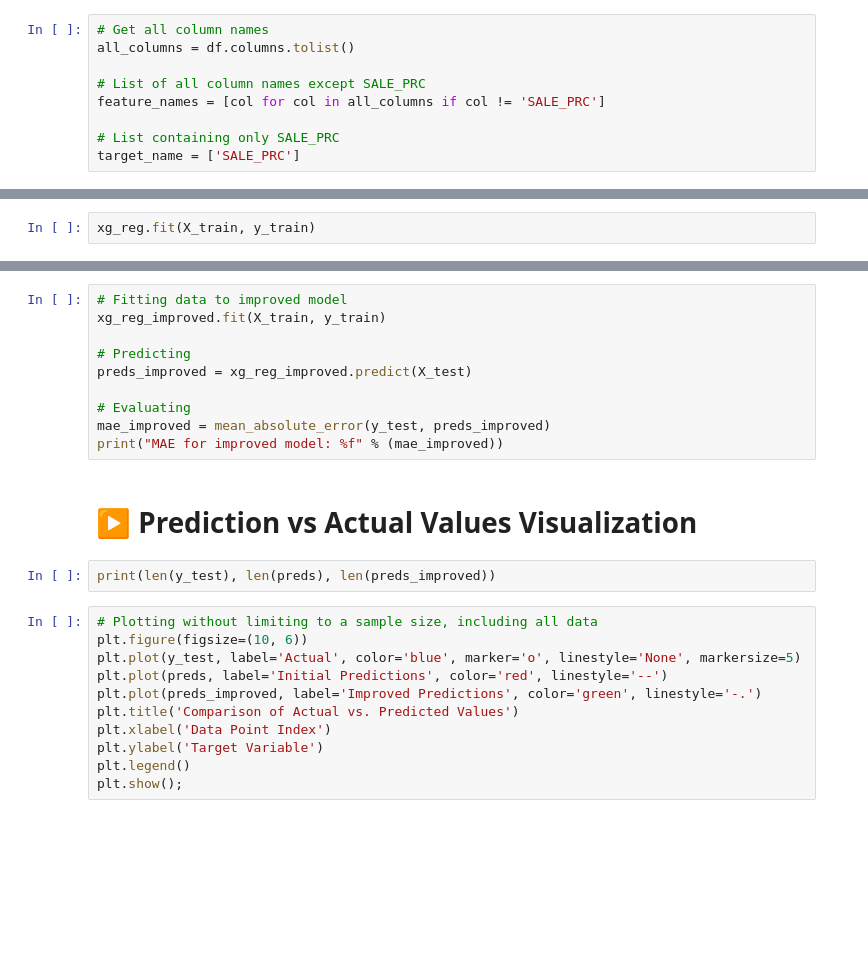
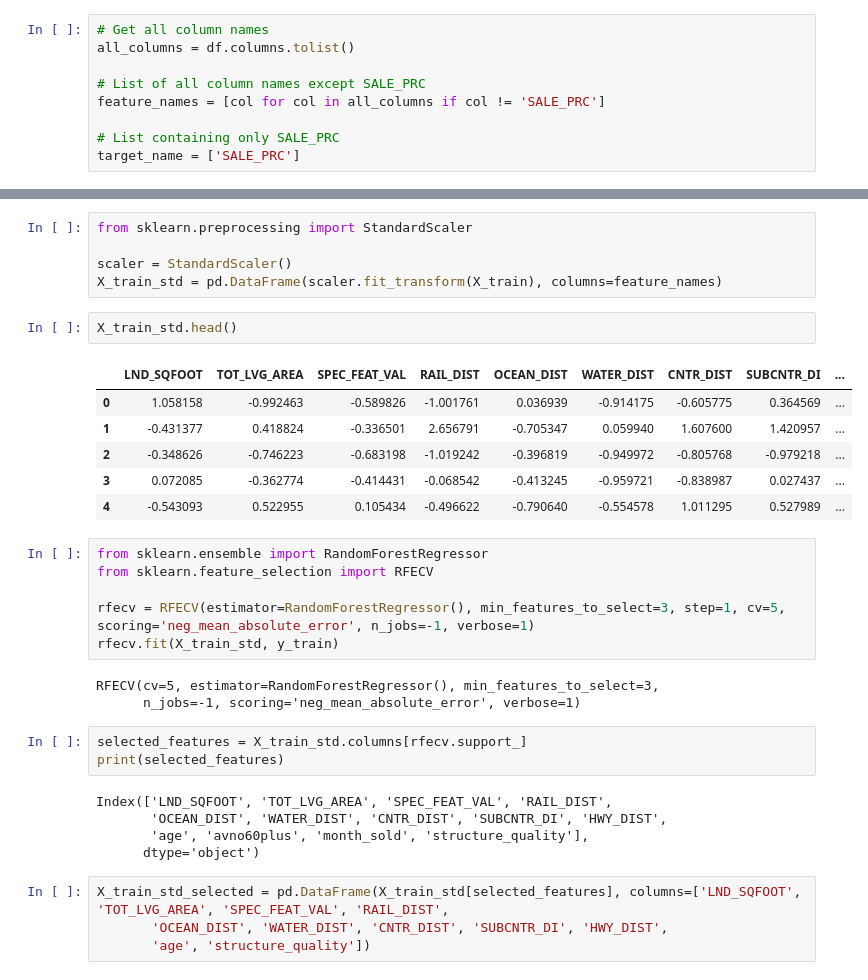
Before and after one commit to baderale/Miami-Housing, a Jupyter notebook: Miami Housing Prices.ipynb, the cells around one changed output, grey strips where cells are left out. Drawn from its saved outputs; the diff is of its cells as text; blank space fills up the shorter version.

```diff
--- a/Miami Housing Prices.ipynb
+++ b/Miami Housing Prices.ipynb
@@ -92,2 +122,0 @@ xg_reg = xgb.XGBRegressor(objective ='reg:squarederror', colsample_bytree = 0.3,
-# %%
-xg_reg.fit(X_train, y_train)
@@ -143,25 +123,35 @@ xg_reg_improved = xgb.XGBRegressor(objective ='reg:squarederror', colsample_bytr
-# %%
-# Fitting data to improved model
-xg_reg_improved.fit(X_train, y_train)
-
-# Predicting
-preds_improved = xg_reg_improved.predict(X_test)
-
-# Evaluating
-mae_improved = mean_absolute_error(y_test, preds_improved)
-print("MAE for improved model: %f" % (mae_improved))
-# %% [markdown]
-# ▶ Prediction vs Actual Values Visualization
-# %%
-print(len(y_test), len(preds), len(preds_improved))
-# %%
-# Plotting without limiting to a sample size, including all data
-plt.figure(figsize=(10, 6))
-plt.plot(y_test, label='Actual', color='blue', marker='o', linestyle='None', markersize=5)
-plt.plot(preds, label='Initial Predictions', color='red', linestyle='--')
-plt.plot(preds_improved, label='Improved Predictions', color='green', linestyle='-.')
-plt.title('Comparison of Actual vs. Predicted Values')
-plt.xlabel('Data Point Index')
-plt.ylabel('Target Variable')
-plt.legend()
-plt.show();
+# %%
+from sklearn.preprocessing import StandardScaler
+
+scaler = StandardScaler()
+X_train_std = pd.DataFrame(scaler.fit_transform(X_train), columns=feature_names)
+# %%
+X_train_std.head()
+# %% [output]
+|  | LND_SQFOOT | TOT_LVG_AREA | SPEC_FEAT_VAL | RAIL_DIST | OCEAN_DIST | WATER_DIST | CNTR_DIST | SUBCNTR_DI | ... |
+| 0 | 1.058158 | -0.992463 | -0.589826 | -1.001761 | 0.036939 | -0.914175 | -0.605775 | 0.364569 | ... |
+| 1 | -0.431377 | 0.418824 | -0.336501 | 2.656791 | -0.705347 | 0.059940 | 1.607600 | 1.420957 | ... |
+| 2 | -0.348626 | -0.746223 | -0.683198 | -1.019242 | -0.396819 | -0.949972 | -0.805768 | -0.979218 | ... |
+| 3 | 0.072085 | -0.362774 | -0.414431 | -0.068542 | -0.413245 | -0.959721 | -0.838987 | 0.027437 | ... |
+| 4 | -0.543093 | 0.522955 | 0.105434 | -0.496622 | -0.790640 | -0.554578 | 1.011295 | 0.527989 | ... |
+# %%
+from sklearn.ensemble import RandomForestRegressor
+from sklearn.feature_selection import RFECV
+
+rfecv = RFECV(estimator=RandomForestRegressor(), min_features_to_select=3, step=1, cv=5, scoring='neg_mean_absolute_error', n_jobs=-1, verbose=1)
+rfecv.fit(X_train_std, y_train)
+# %% [output]
+RFECV(cv=5, estimator=RandomForestRegressor(), min_features_to_select=3,
+      n_jobs=-1, scoring='neg_mean_absolute_error', verbose=1)
+# %%
+selected_features = X_train_std.columns[rfecv.support_]
+print(selected_features)
+# %% [output]
+Index(['LND_SQFOOT', 'TOT_LVG_AREA', 'SPEC_FEAT_VAL', 'RAIL_DIST',
+       'OCEAN_DIST', 'WATER_DIST', 'CNTR_DIST', 'SUBCNTR_DI', 'HWY_DIST',
+       'age', 'avno60plus', 'month_sold', 'structure_quality'],
+      dtype='object')
+# %%
+X_train_std_selected = pd.DataFrame(X_train_std[selected_features], columns=['LND_SQFOOT', 'TOT_LVG_AREA', 'SPEC_FEAT_VAL', 'RAIL_DIST',
+       'OCEAN_DIST', 'WATER_DIST', 'CNTR_DIST', 'SUBCNTR_DI', 'HWY_DIST',
+       'age', 'structure_quality'])
```
Also changed, not shown: parts of 23 cells of this notebook.
